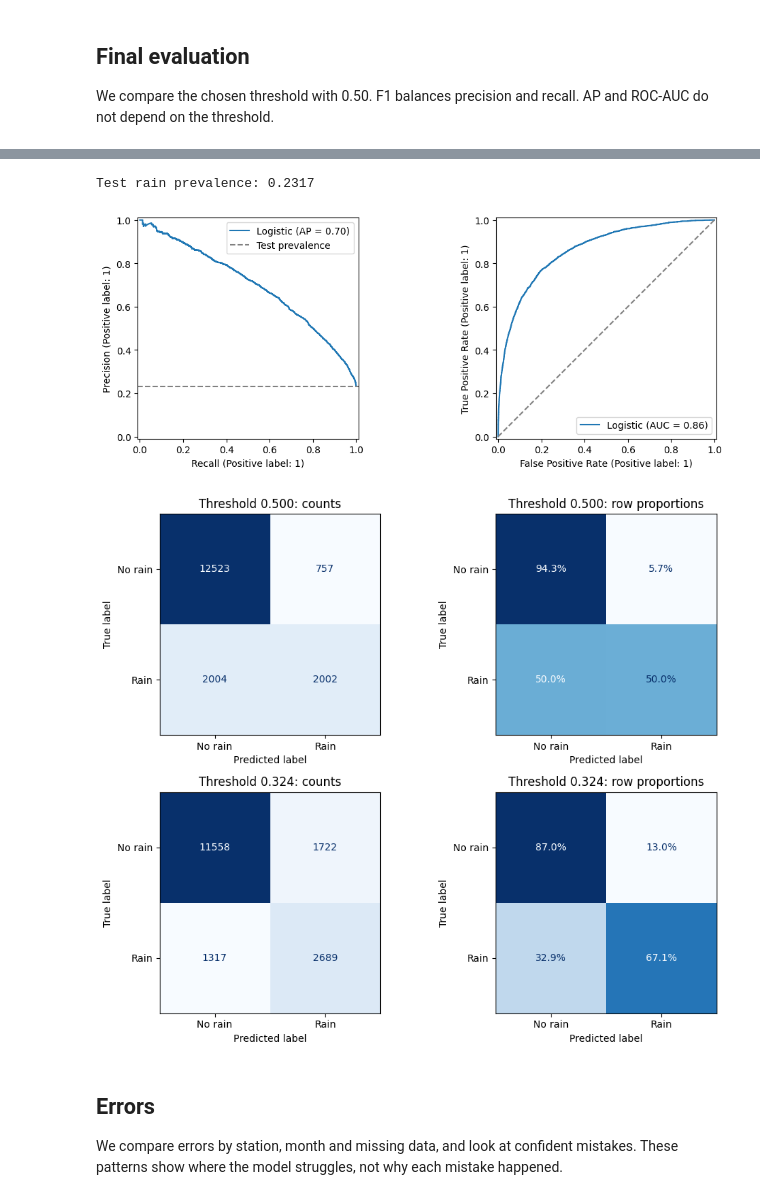
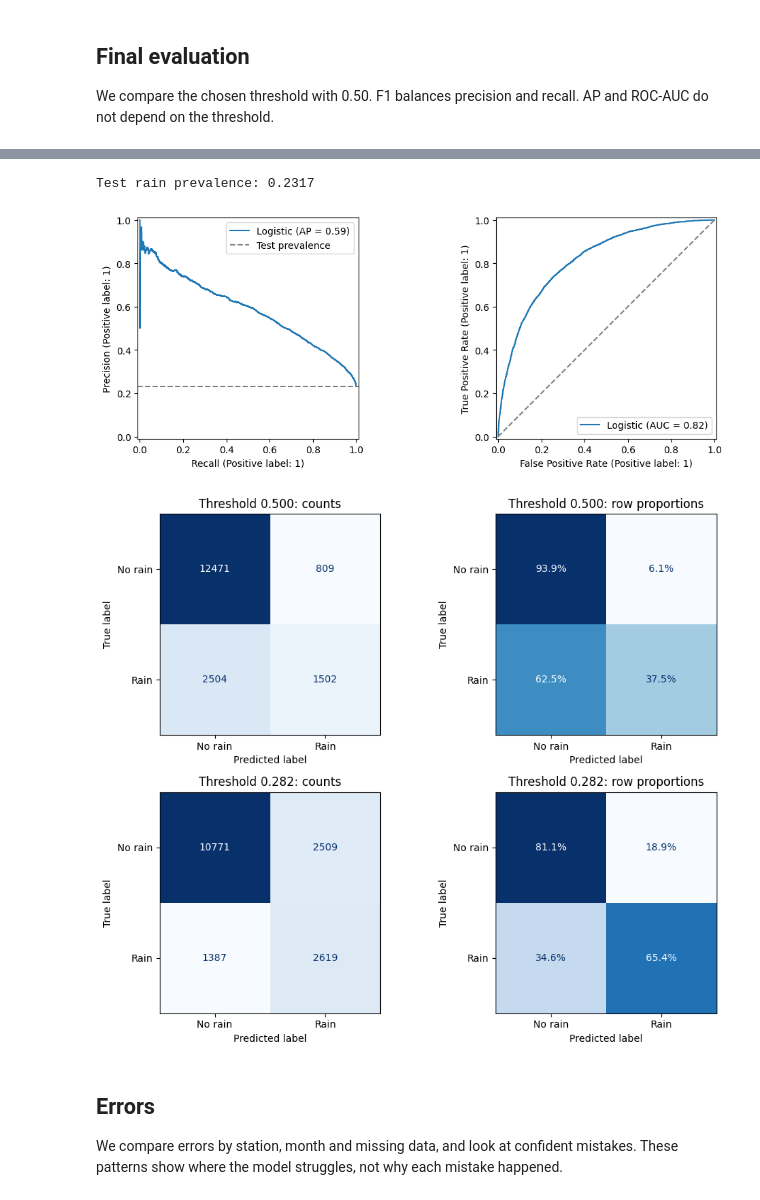
Before and after one commit to khorunzhaviktoriia/ml_mini_project, a Jupyter notebook: models/LogisticRegression.ipynb, the cells around one changed output, grey strips where cells are left out. Saved outputs shown, nothing was run; the diff lists cells and outputs as text; code cells hidden in the pictures.

Commit message:
Fix data leakage and update feature engineering

```diff
--- a/models/LogisticRegression.ipynb
+++ b/models/LogisticRegression.ipynb
@@ -50,13 +51,13 @@ Test starts on 2016-07-01. We leave a one-day gap between training and validatio
 
 The first three time folds select C and class weights. The fourth year selects the threshold. We then fit on all training data.
 # %%
-df = load_clean(ROOT / "data" / "weatherAUS.csv")
+df = load_features(ROOT / "data" / "weatherAUS.csv")
 
 train, gap, test = split_train_test(df)
 train, test = train.reset_index(drop=True), test.reset_index(drop=True)
 
 assert not df.duplicated(["Date", "Location"]).any()
-X, y = get_x_y(train)
+X, y = get_feature_x_y(train)
 cv = time_cv_splits(train["Date"])
 
 assert train.Date.max() + pd.Timedelta(days=GAP_DAYS) < test.Date.min()
@@ -73,6 +74,7 @@ for k, (tr, va) in enumerate(cv, 1):
 display(pd.DataFrame(fold_rows))
 search_cv = cv[:-1]
 threshold_train, threshold_val = cv[-1]
+print(f"Model inputs: {X.shape[1]} features")
 # %% [output]
 |  | fold | train_n | validation_n | train_end | validation_start | validation_end | rain_rate |
 | 0 | 1 | 58590 | 14112 | 2012-06-29 | 2012-07-01 | 2013-06-30 | 0.206278 |
@@ -104,8 +109,12 @@ We fill numeric gaps with medians, add missing-value indicators and use Standard
 # %%
 def make_pipeline(model):
-    prep = build_preprocessor()
-    prep.set_params(numeric=Pipeline([("impute", SimpleImputer(strategy="median", add_indicator=True)),("scale", StandardScaler()),]))
-
+    prep = build_feature_preprocessor()
+    scaled = {
+        name: Pipeline([("impute", transformer), ("scale", StandardScaler())])
+        for name, transformer, columns in prep.transformers
+        if name.startswith("numeric_")
+    }
+    prep.set_params(**scaled)
     return Pipeline([("prep", prep), ("model", model)])
 
 pipe = make_pipeline(LogisticRegression(solver="lbfgs", max_iter=2000, random_state=SEED))
@@ -225,7 +234,7 @@ Validation-selected F1 threshold: 0.3245
 We compare the chosen threshold with 0.50. F1 balances precision and recall. AP and ROC-AUC do not depend on the threshold.
 # %%
 final_model = search.best_estimator_
-X_test, y_test = get_x_y(test)
+X_test, y_test = get_feature_x_y(test)
 p_test = final_model.predict_proba(X_test)[:, 1]
 test_metrics = pd.DataFrame([
     dict(model="Logistic Regression", threshold=0.5, **metrics(y_test, p_test)),
@@ -259,6 +268,6 @@ plt.show()
 Test rain prevalence: 0.2317
-[figure, old version]
+[figure, new version]
-[figure, old version]
+[figure, new version]
 # %% [markdown]
 ## Errors
 
```
Also changed, not shown: parts of 12 cells of this notebook, 2 other files.
